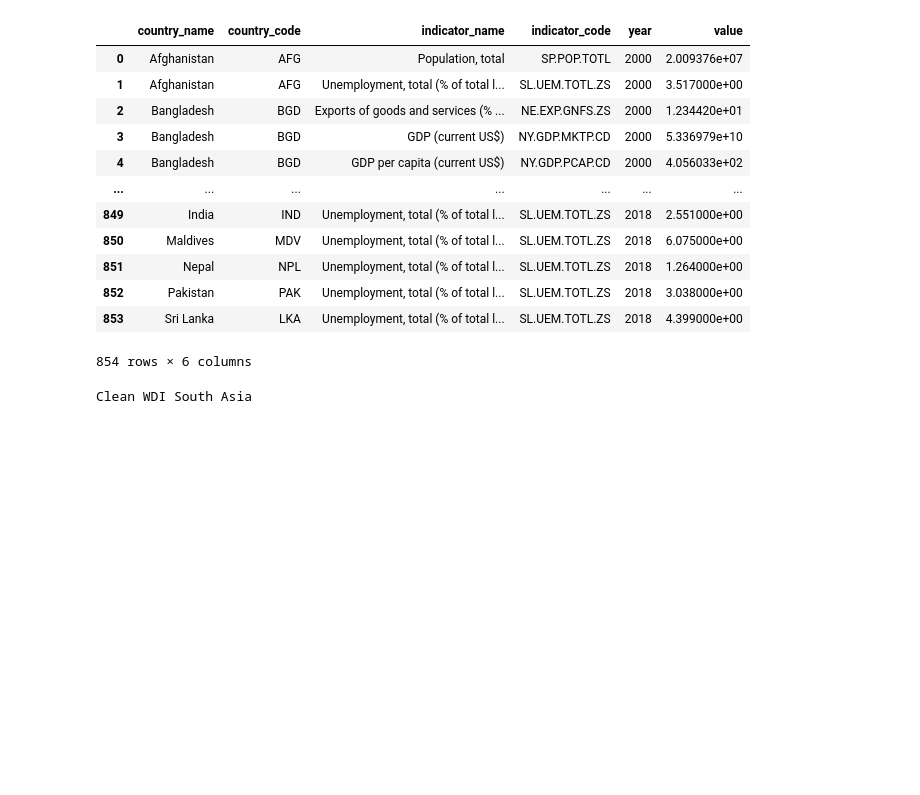
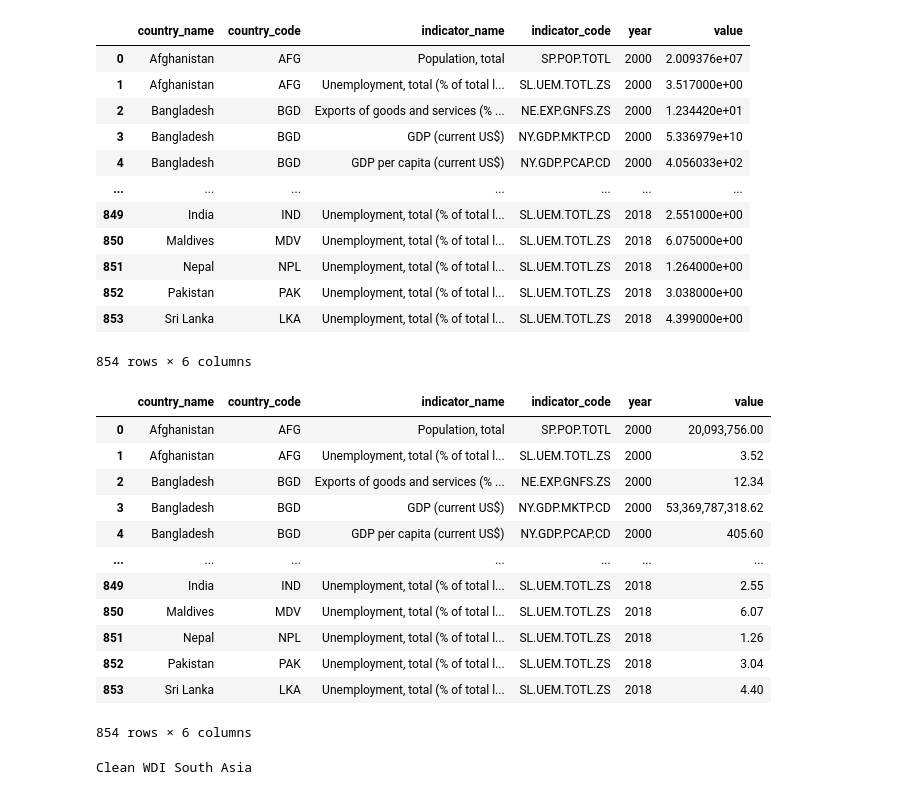
Before and after one commit to Sthamanik/global-market-intelligence, a Jupyter notebook: notebooks/Cleaning_CSV.ipynb, the cells around one changed output. Saved outputs shown, nothing was run; the diff lists cells and outputs as text; code cells hidden in the pictures; blank space fills up the shorter version.

```diff
--- a/notebooks/Cleaning_CSV.ipynb
+++ b/notebooks/Cleaning_CSV.ipynb
@@ -150,4 +150,21 @@ wdi_final
 | 852 | Pakistan | PAK | Unemployment, total (% of total l... | SL.UEM.TOTL.ZS | 2018 | 3.038000e+00 |
 | 853 | Sri Lanka | LKA | Unemployment, total (% of total l... | SL.UEM.TOTL.ZS | 2018 | 4.399000e+00 |
 854 rows × 6 columns
+# %%
+wdi_final['value'] = wdi_final['value'].astype(float).round(2)
+wdi_final
+# %% [output]
+|  | country_name | country_code | indicator_name | indicator_code | year | value |
+| 0 | Afghanistan | AFG | Population, total | SP.POP.TOTL | 2000 | 20,093,756.00 |
+| 1 | Afghanistan | AFG | Unemployment, total (% of total l... | SL.UEM.TOTL.ZS | 2000 | 3.52 |
+| 2 | Bangladesh | BGD | Exports of goods and services (% ... | NE.EXP.GNFS.ZS | 2000 | 12.34 |
+| 3 | Bangladesh | BGD | GDP (current US$) | NY.GDP.MKTP.CD | 2000 | 53,369,787,318.62 |
+| 4 | Bangladesh | BGD | GDP per capita (current US$) | NY.GDP.PCAP.CD | 2000 | 405.60 |
+| ... | ... | ... | ... | ... | ... | ... |
+| 849 | India | IND | Unemployment, total (% of total l... | SL.UEM.TOTL.ZS | 2018 | 2.55 |
+| 850 | Maldives | MDV | Unemployment, total (% of total l... | SL.UEM.TOTL.ZS | 2018 | 6.07 |
+| 851 | Nepal | NPL | Unemployment, total (% of total l... | SL.UEM.TOTL.ZS | 2018 | 1.26 |
+| 852 | Pakistan | PAK | Unemployment, total (% of total l... | SL.UEM.TOTL.ZS | 2018 | 3.04 |
+| 853 | Sri Lanka | LKA | Unemployment, total (% of total l... | SL.UEM.TOTL.ZS | 2018 | 4.40 |
+854 rows × 6 columns
 # %%
```
Also changed, not shown: parts of 1 cell of this notebook, 2 other files.
